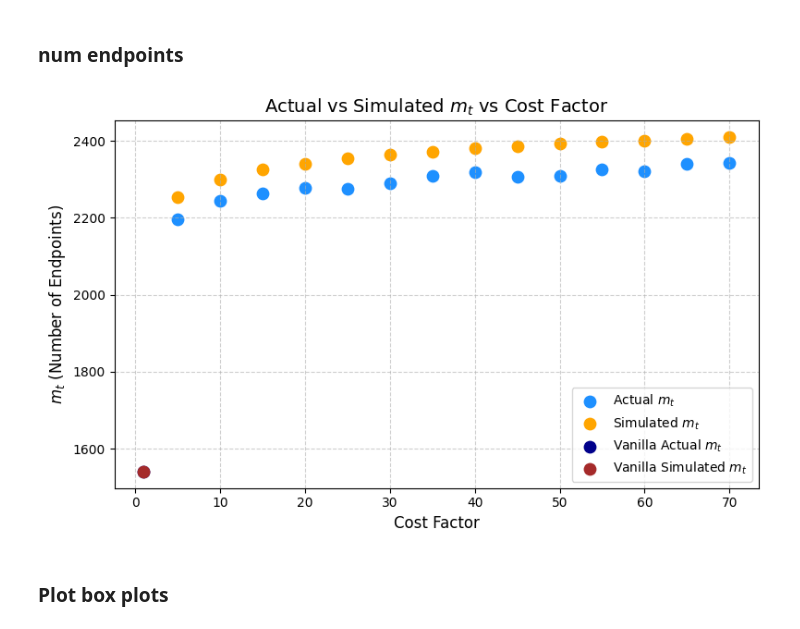
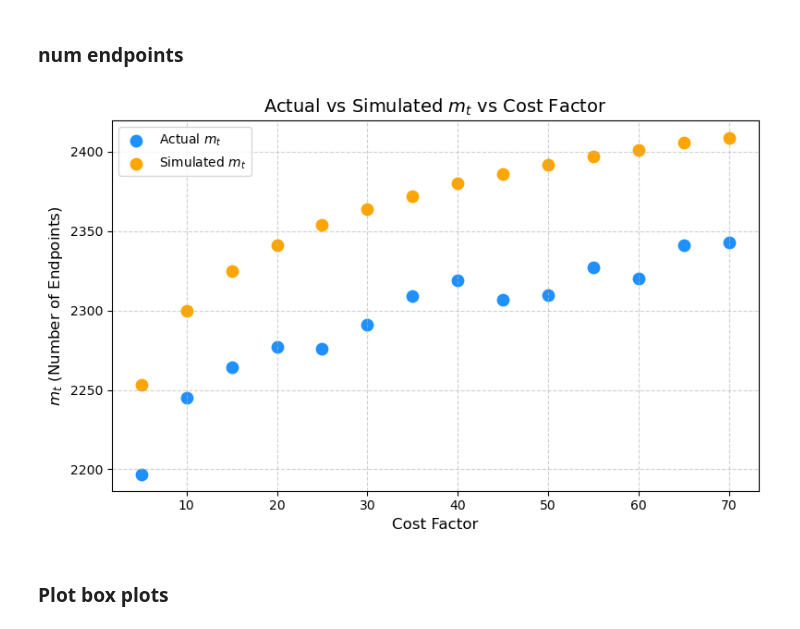
Before and after one commit to mahfuzahf/cherry-picking-reduction-functions, a Jupyter notebook: plots/higher_costs/N_16/constructing_table/plotting.ipynb, the cells around one changed output. Drawn from its saved outputs; the diff is of its cells as text; code cells hidden in the pictures.

```diff
--- a/plots/higher_costs/N_16/constructing_table/plotting.ipynb
+++ b/plots/higher_costs/N_16/constructing_table/plotting.ipynb
@@ -22,23 +22,23 @@ df_building["actual_cost"] = df_building["hashes"] + (df_building["reductions"]
 # %%
 # Scatter plot for actual vs simulated m_t
 plt.figure(figsize=(8, 5))
 plt.scatter(df_building["cost_factor"], df_building["actual_mt"], color="dodgerblue", marker="o", s=80, label="Actual $m_t$")
 plt.scatter(df_building["cost_factor"], df_building["simulated_mt"], color="orange", marker="o", s=80, label="Simulated $m_t$")
-plt.scatter(1, 1541, color="darkblue", marker="o", s=80, label="Vanilla Actual $m_t$")
-plt.scatter(1, 1541, color="brown", marker="o", s=80, label="Vanilla Simulated $m_t$")
+# plt.scatter(1, 1541, color="darkblue", marker="o", s=80, label="Vanilla Actual $m_t$")
+# plt.scatter(1, 1541, color="brown", marker="o", s=80, label="Vanilla Simulated $m_t$")
 
 # Add labels and title
 plt.title("Actual vs Simulated $m_t$ vs Cost Factor", fontsize=14)
 plt.xlabel("Cost Factor", fontsize=12)
 plt.ylabel("$m_t$ (Number of Endpoints)", fontsize=12)
 
 plt.grid(True, linestyle="--", alpha=0.6)
 plt.legend()
 plt.tight_layout()
 
 plt.show()
 # %% [output]
-[figure, old version]
+[figure, new version]
 # %% [markdown]
 ### Plot box plots
 # %%
```
Also changed, not shown: parts of 1 cell of this notebook, 14 other files.
